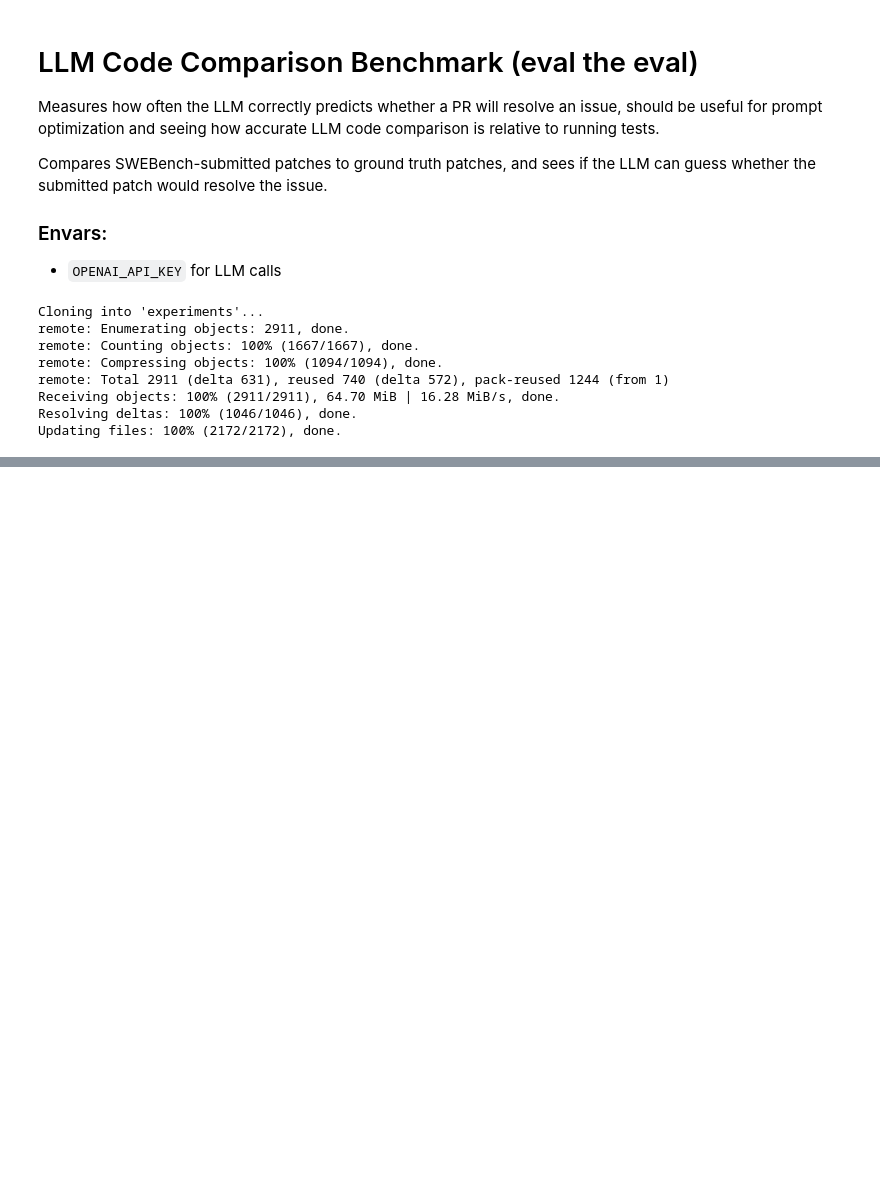
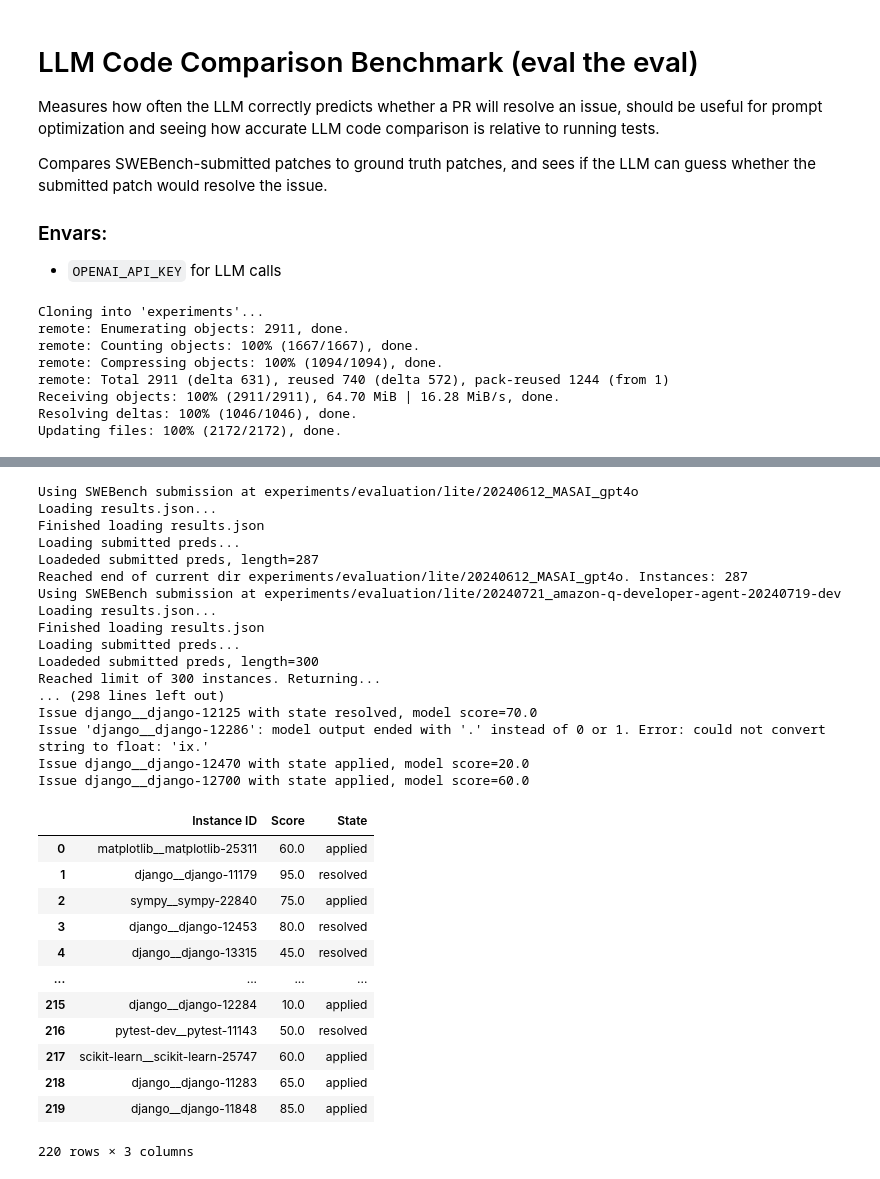
Before and after one commit to taogods/agentao, a Jupyter notebook: analysis/LLM Comparison Benchmarking.ipynb, the cells around one changed output, grey strips where cells are left out. Cells and saved outputs as stored; diff of their text form; code cells hidden in the pictures; blank space fills up the shorter version.

````diff
--- a/analysis/LLM Comparison Benchmarking.ipynb
+++ b/analysis/LLM Comparison Benchmarking.ipynb
@@ -184,0 +194,66 @@ Eval results:
+# %%
+SCORER_TEMPLATE_1 = """
+You are being asked to identify important differences between 2 solutions to a given problem. The problem is as follows:
+```
+{problem_statement}
+```
+The 1st solution is:
+```
+{model_patch}
+```
+The second solution is:
+```
+{gold_patch}
+```
+First, list all the differences between these patches of code that you can think of.
+Then, let's assume that the second patch is a correct solution to the problem.
+Based on the similarity to this patch and the differences you outlined, would you expect the first patch to also be a correct solution?
+Reason about why or why not.
+Output a number out of 100 ranking how similar these 2 patches are. Explain why or why not. The number should be padded to have a length of 3, meaning write "0" as "000", "1" as "001", and 99 as "099".
+Do not use markdown, and make sure the digit is the last thing you output.
+"""
+
+import pandas as pd
+
+scorer_outputs, _ = eval_prompt(
+    SCORER_TEMPLATE_1,
+    lambda response: float(response[-3:]),
+    num_issues=300,
+    should_log=True,
+)
+df = pd.DataFrame(
+    [(instance_id, score, instance_to_state[instance_id]) for instance_id, score in scorer_outputs.items()],
+    columns=["Instance ID", "Score", "State"]
+)
+df
+# %% [output]
+Using SWEBench submission at experiments/evaluation/lite/20240612_MASAI_gpt4o
+Loading results.json...
+Finished loading results.json
+Loading submitted preds...
+Loadeded submitted preds, length=287
+Reached end of current dir experiments/evaluation/lite/20240612_MASAI_gpt4o. Instances: 287
+Using SWEBench submission at experiments/evaluation/lite/20240721_amazon-q-developer-agent-20240719-dev
+Loading results.json...
+Finished loading results.json
+Loading submitted preds...
+Loadeded submitted preds, length=300
+Reached limit of 300 instances. Returning...
+... (298 lines left out)
+Issue django__django-12125 with state resolved, model score=70.0
+Issue 'django__django-12286': model output ended with '.' instead of 0 or 1. Error: could not convert string to float: 'ix.'
+Issue django__django-12470 with state applied, model score=20.0
+Issue django__django-12700 with state applied, model score=60.0
+|  | Instance ID | Score | State |
+| 0 | matplotlib__matplotlib-25311 | 60.0 | applied |
+| 1 | django__django-11179 | 95.0 | resolved |
+| 2 | sympy__sympy-22840 | 75.0 | applied |
+| 3 | django__django-12453 | 80.0 | resolved |
+| 4 | django__django-13315 | 45.0 | resolved |
+| ... | ... | ... | ... |
+| 215 | django__django-12284 | 10.0 | applied |
+| 216 | pytest-dev__pytest-11143 | 50.0 | resolved |
+| 217 | scikit-learn__scikit-learn-25747 | 60.0 | applied |
+| 218 | django__django-11283 | 65.0 | applied |
+| 219 | django__django-11848 | 85.0 | applied |
+220 rows × 3 columns
````
Also changed, not shown: parts of 4 cells of this notebook.
